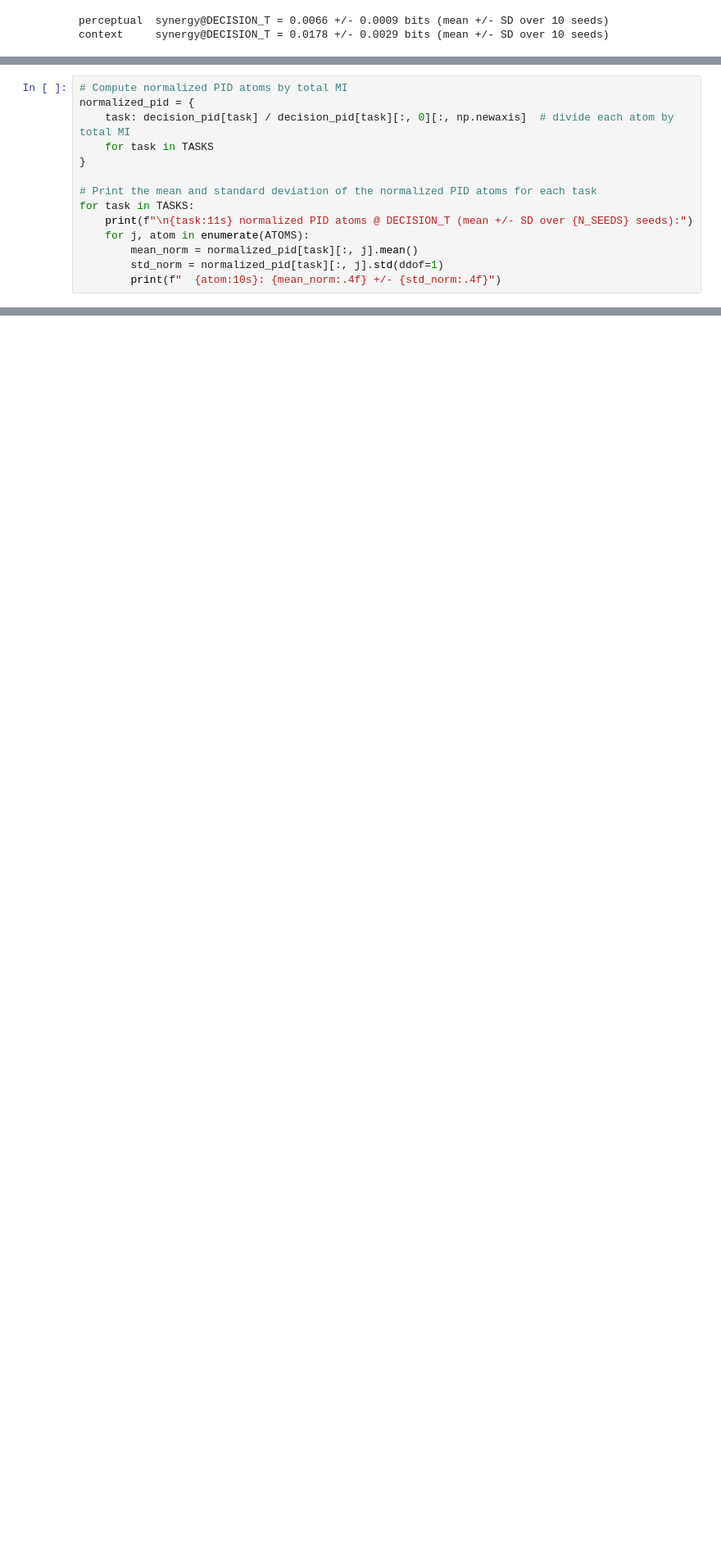
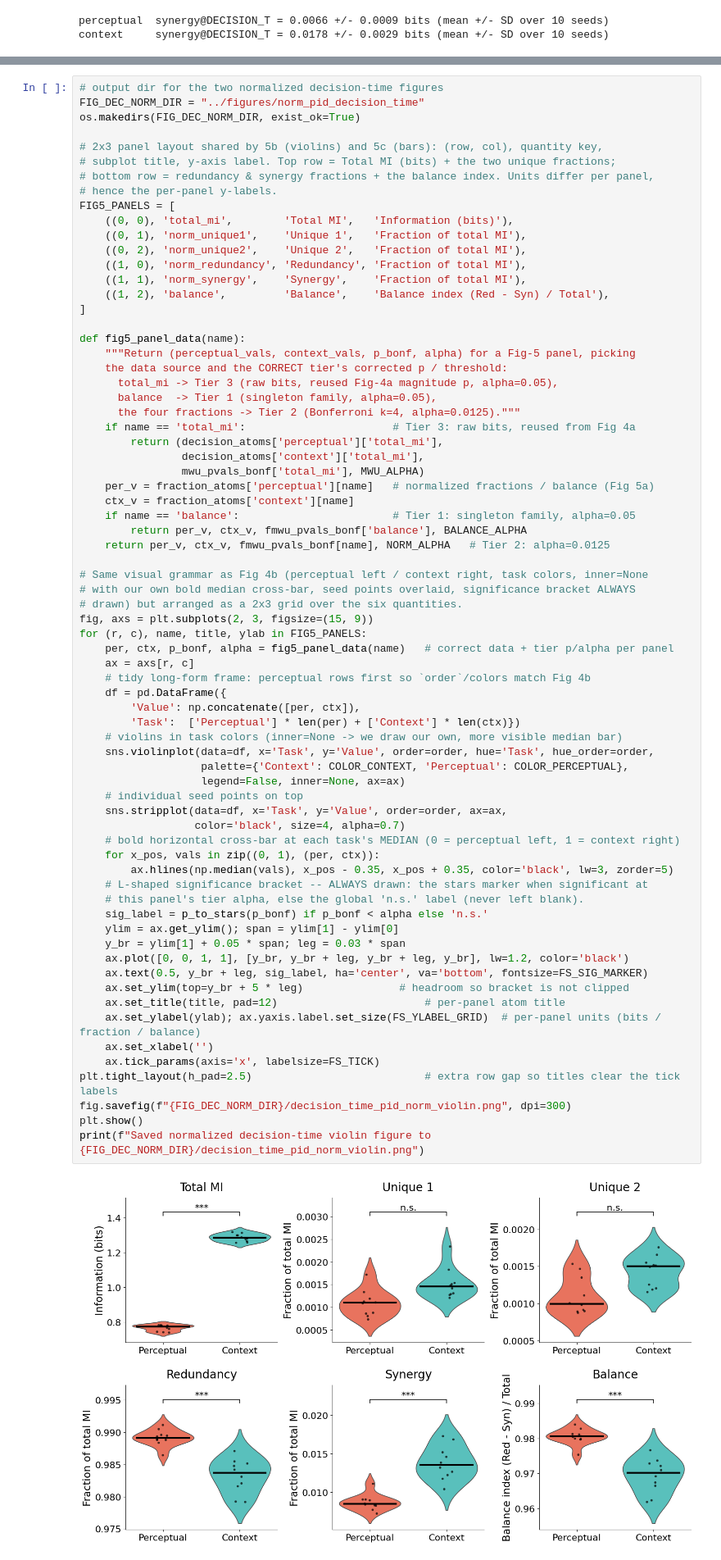
Before and after one commit to jgendra/NeuroAI-Project13, a Jupyter notebook: notebooks/06_Full_PID_analysis_pipeline.ipynb, the cells around one changed output, grey strips where cells are left out. Shown at 82% size. Drawn from its saved outputs; the diff is of its cells as text; blank space fills up the shorter version.

```diff
--- a/notebooks/06_Full_PID_analysis_pipeline.ipynb
+++ b/notebooks/06_Full_PID_analysis_pipeline.ipynb
@@ -838,14 +839,0 @@ context     redundancy-synergy tradeoff @ DECISION_T = 1.2463 +/- 0.0212 bits (m
-# %%
-# Compute normalized PID atoms by total MI
-normalized_pid = {
-    task: decision_pid[task] / decision_pid[task][:, 0][:, np.newaxis]  # divide each atom by total MI
-    for task in TASKS
-}
-
-# Print the mean and standard deviation of the normalized PID atoms for each task
-for task in TASKS:
-    print(f"\n{task:11s} normalized PID atoms @ DECISION_T (mean +/- SD over {N_SEEDS} seeds):")
-    for j, atom in enumerate(ATOMS):
-        mean_norm = normalized_pid[task][:, j].mean()
-        std_norm = normalized_pid[task][:, j].std(ddof=1)
-        print(f"  {atom:10s}: {mean_norm:.4f} +/- {std_norm:.4f}")
@@ -865,0 +992,73 @@ context     normalized PID atoms @ DECISION_T (mean +/- SD over 10 seeds):
+# %%
+# output dir for the two normalized decision-time figures
+FIG_DEC_NORM_DIR = "../figures/norm_pid_decision_time"
+os.makedirs(FIG_DEC_NORM_DIR, exist_ok=True)
+
+# 2x3 panel layout shared by 5b (violins) and 5c (bars): (row, col), quantity key,
+# subplot title, y-axis label. Top row = Total MI (bits) + the two unique fractions;
+# bottom row = redundancy & synergy fractions + the balance index. Units differ per panel,
+# hence the per-panel y-labels.
+FIG5_PANELS = [
+    ((0, 0), 'total_mi',        'Total MI',   'Information (bits)'),
+    ((0, 1), 'norm_unique1',    'Unique 1',   'Fraction of total MI'),
+    ((0, 2), 'norm_unique2',    'Unique 2',   'Fraction of total MI'),
+    ((1, 0), 'norm_redundancy', 'Redundancy', 'Fraction of total MI'),
+    ((1, 1), 'norm_synergy',    'Synergy',    'Fraction of total MI'),
+    ((1, 2), 'balance',         'Balance',    'Balance index (Red - Syn) / Total'),
+]
+
+def fig5_panel_data(name):
+    """Return (perceptual_vals, context_vals, p_bonf, alpha) for a Fig-5 panel, picking
+    the data source and the CORRECT tier's corrected p / threshold:
+      total_mi -> Tier 3 (raw bits, reused Fig-4a magnitude p, alpha=0.05),
+      balance  -> Tier 1 (singleton family, alpha=0.05),
+      the four fractions -> Tier 2 (Bonferroni k=4, alpha=0.0125)."""
+    if name == 'total_mi':                       # Tier 3: raw bits, reused from Fig 4a
+        return (decision_atoms['perceptual']['total_mi'],
+                decision_atoms['context']['total_mi'],
+                mwu_pvals_bonf['total_mi'], MWU_ALPHA)
+    per_v = fraction_atoms['perceptual'][name]   # normalized fractions / balance (Fig 5a)
+    ctx_v = fraction_atoms['context'][name]
+    if name == 'balance':                        # Tier 1: singleton family, alpha=0.05
+        return per_v, ctx_v, fmwu_pvals_bonf['balance'], BALANCE_ALPHA
+    return per_v, ctx_v, fmwu_pvals_bonf[name], NORM_ALPHA   # Tier 2: alpha=0.0125
+
+# Same visual grammar as Fig 4b (perceptual left / context right, task colors, inner=None
+# with our own bold median cross-bar, seed points overlaid, significance bracket ALWAYS
+# drawn) but arranged as a 2x3 grid over the six quantities.
+fig, axs = plt.subplots(2, 3, figsize=(15, 9))
+for (r, c), name, title, ylab in FIG5_PANELS:
+    per, ctx, p_bonf, alpha = fig5_panel_data(name)   # correct data + tier p/alpha per panel
+    ax = axs[r, c]
+    # tidy long-form frame: perceptual rows first so `order`/colors match Fig 4b
+    df = pd.DataFrame({
+        'Value': np.concatenate([per, ctx]),
+        'Task':  ['Perceptual'] * len(per) + ['Context'] * len(ctx)})
+    # violins in task colors (inner=None -> we draw our own, more visible median bar)
+    sns.violinplot(data=df, x='Task', y='Value', order=order, hue='Task', hue_order=order,
+                   palette={'Context': COLOR_CONTEXT, 'Perceptual': COLOR_PERCEPTUAL},
+                   legend=False, inner=None, ax=ax)
+    # individual seed points on top
+    sns.stripplot(data=df, x='Task', y='Value', order=order, ax=ax,
+                  color='black', size=4, alpha=0.7)
+    # bold horizontal cross-bar at each task's MEDIAN (0 = perceptual left, 1 = context right)
+    for x_pos, vals in zip((0, 1), (per, ctx)):
+        ax.hlines(np.median(vals), x_pos - 0.35, x_pos + 0.35, color='black', lw=3, zorder=5)
+    # L-shaped significance bracket -- ALWAYS drawn: the stars marker when significant at
+    # this panel's tier alpha, else the global 'n.s.' label (never left blank).
+    sig_label = p_to_stars(p_bonf) if p_bonf < alpha else 'n.s.'
+    ylim = ax.get_ylim(); span = ylim[1] - ylim[0]
+    y_br = ylim[1] + 0.05 * span; leg = 0.03 * span
+    ax.plot([0, 0, 1, 1], [y_br, y_br + leg, y_br + leg, y_br], lw=1.2, color='black')
+    ax.text(0.5, y_br + leg, sig_label, ha='center', va='bottom', fontsize=FS_SIG_MARKER)
+    ax.set_ylim(top=y_br + 5 * leg)               # headroom so bracket is not clipped
+    ax.set_title(title, pad=12)                       # per-panel atom title
+    ax.set_ylabel(ylab); ax.yaxis.label.set_size(FS_YLABEL_GRID)  # per-panel units (bits / fraction / balance)
+    ax.set_xlabel('')
+    ax.tick_params(axis='x', labelsize=FS_TICK)
+plt.tight_layout(h_pad=2.5)                           # extra row gap so titles clear the tick labels
+fig.savefig(f"{FIG_DEC_NORM_DIR}/decision_time_pid_norm_violin.png", dpi=300)
+plt.show()
+print(f"Saved normalized decision-time violin figure to {FIG_DEC_NORM_DIR}/decision_time_pid_norm_violin.png")
+# %% [output]
+[figure, added]
```
Also changed, not shown: parts of 14 cells of this notebook, 17 other files.
